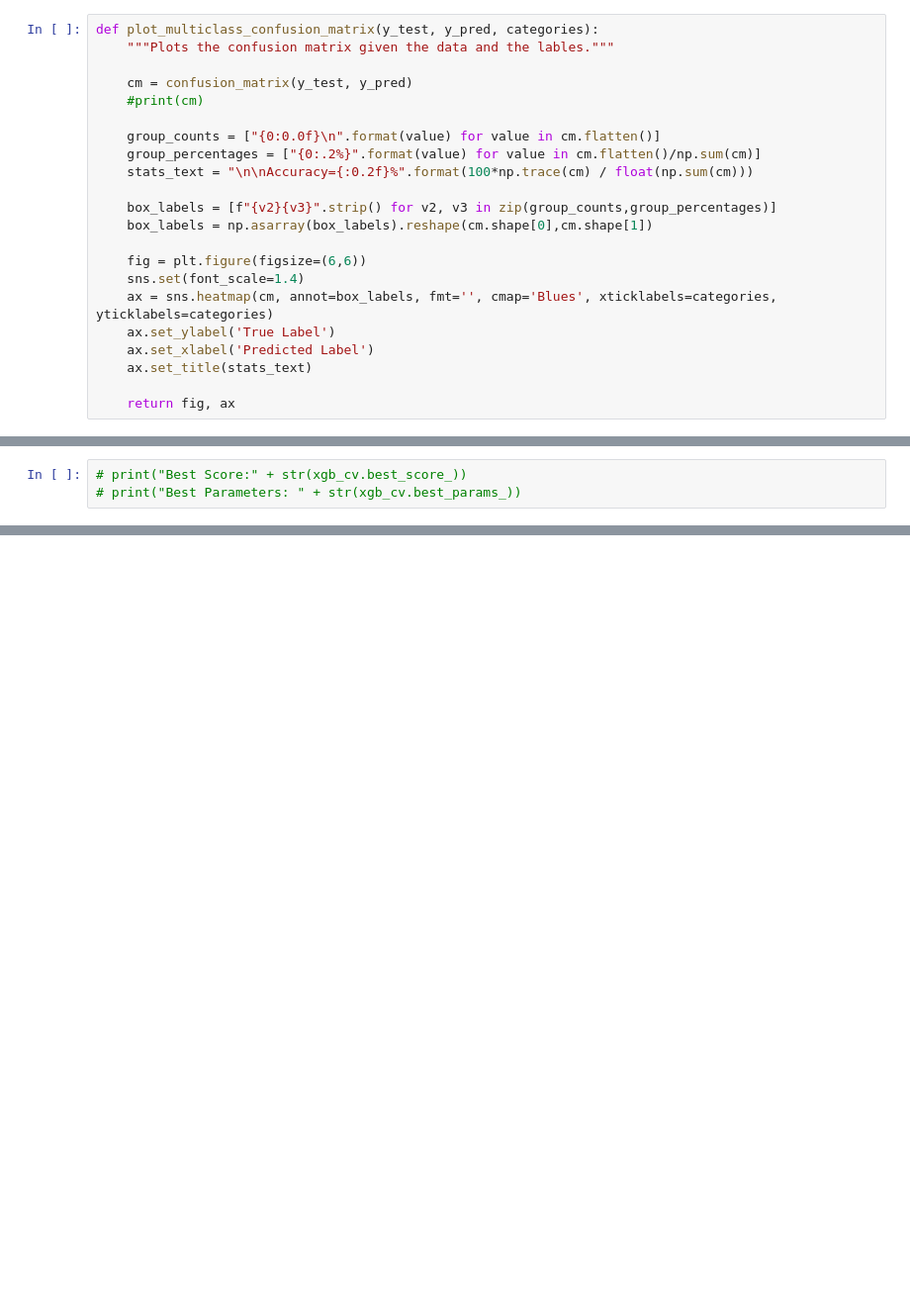
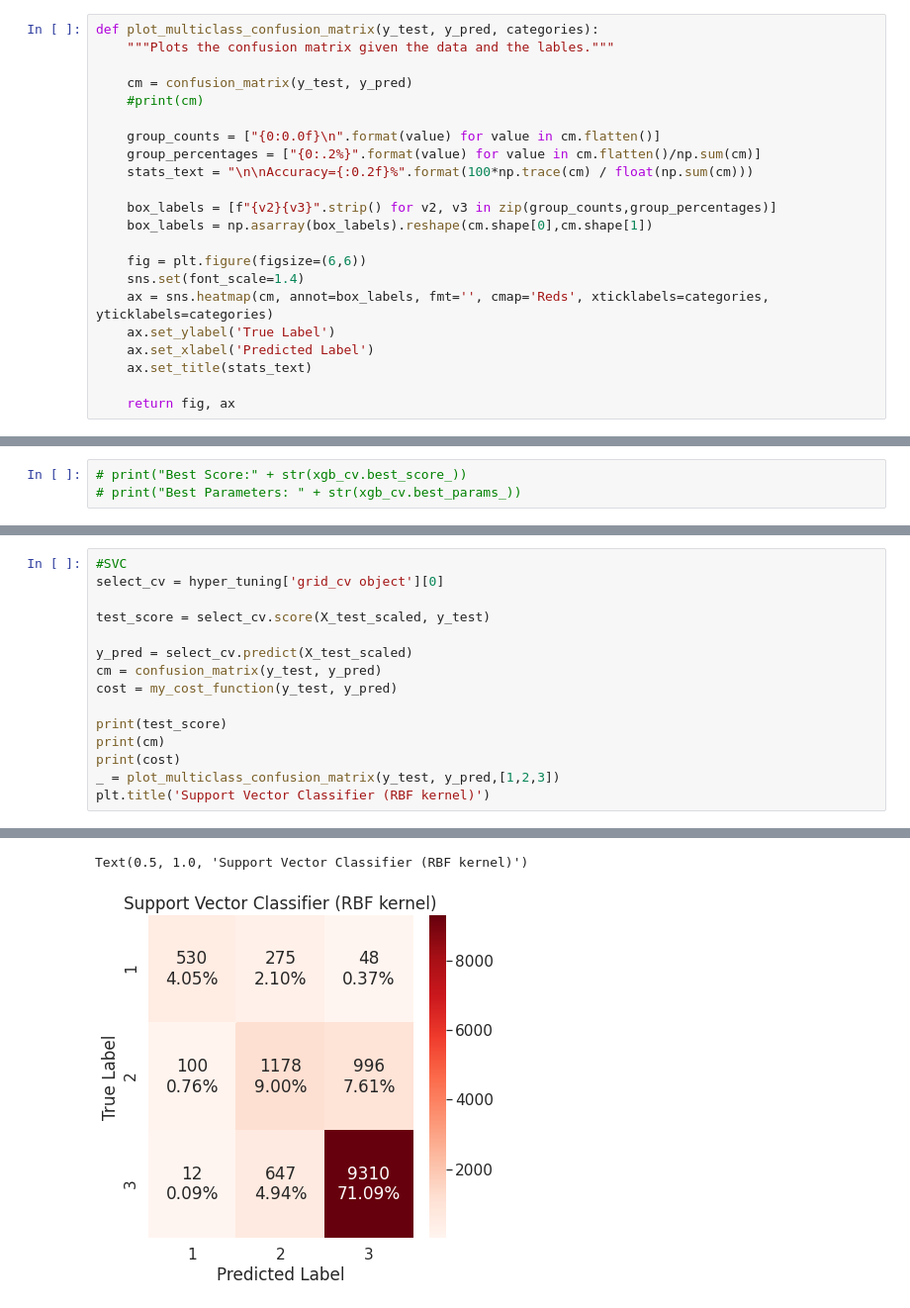
Before and after one commit to andrea-fantini/Predictive_Maintenance_Fanjet, a Jupyter notebook: notebooks/5 - Modeling.ipynb, the cells around one changed output, grey strips where cells are left out. Shown: that part at 99% size. Drawn from its saved outputs; the diff is of its cells as text; blank space fills up the shorter version.

```diff
--- a/notebooks/5 - Modeling.ipynb
+++ b/notebooks/5 - Modeling.ipynb
@@ -146,7 +147,7 @@ def plot_multiclass_confusion_matrix(y_test, y_pred, categories):
 
     fig = plt.figure(figsize=(6,6))
     sns.set(font_scale=1.4)
-    ax = sns.heatmap(cm, annot=box_labels, fmt='', cmap='Blues', xticklabels=categories, yticklabels=categories)
+    ax = sns.heatmap(cm, annot=box_labels, fmt='', cmap='Reds', xticklabels=categories, yticklabels=categories)
     ax.set_ylabel('True Label')
     ax.set_xlabel('Predicted Label')
     ax.set_title(stats_text)
@@ -472,0 +511,16 @@ choose final model and make predictions
+# %%
+#SVC
+select_cv = hyper_tuning['grid_cv object'][0]
+
+test_score = select_cv.score(X_test_scaled, y_test)
+
+y_pred = select_cv.predict(X_test_scaled)
+cm = confusion_matrix(y_test, y_pred)
+cost = my_cost_function(y_test, y_pred)
+
+print(test_score)
+print(cm)
+print(cost)
+_ = plot_multiclass_confusion_matrix(y_test, y_pred,[1,2,3])
+plt.title('Support Vector Classifier (RBF kernel)')
+# %% [output]
@@ -472,0 +532,2 @@ choose final model and make predictions
+Text(0.5, 1.0, 'Support Vector Classifier (RBF kernel)')
+[figure, added]
```
Also changed, not shown: parts of 44 cells of this notebook, 9 other files.
